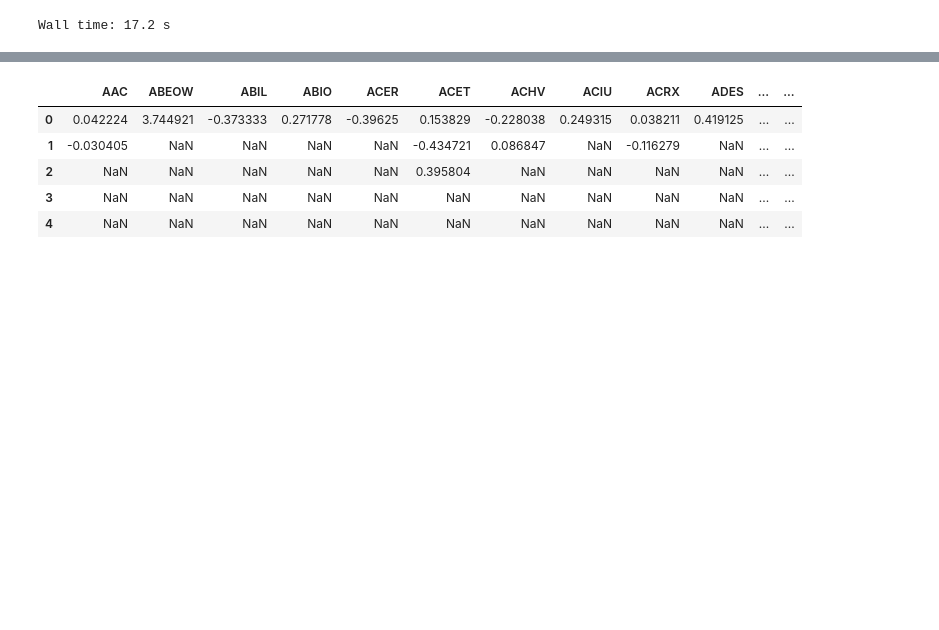
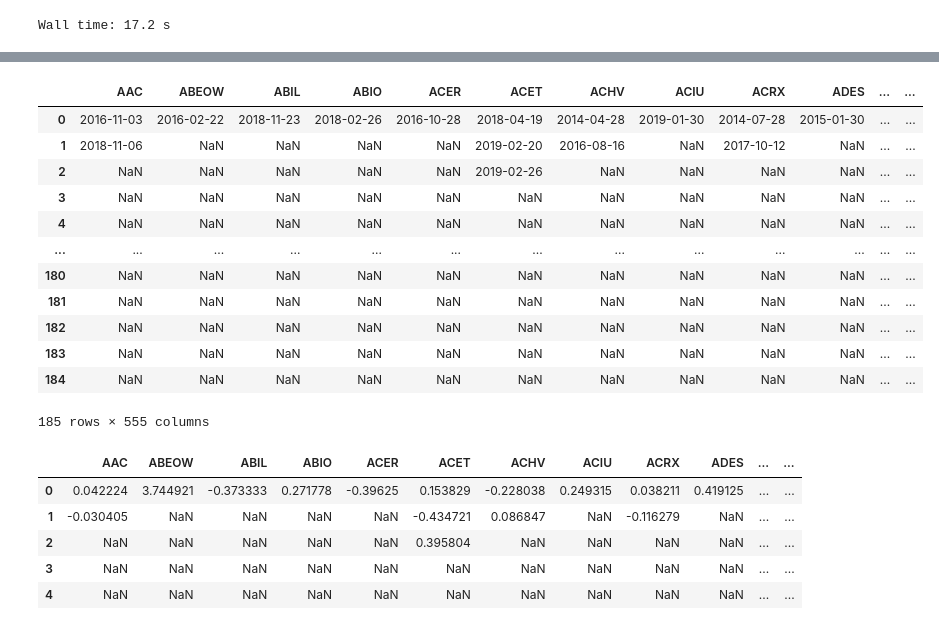
Before and after one commit to haryjagdev/Investment-Strategy, a Jupyter notebook: Buy low sell high.ipynb, the cells around one changed output, grey strips where cells are left out. Cells and saved outputs as stored; diff of their text form; code cells hidden in the pictures; blank space fills up the shorter version.

```diff
--- a/Buy low sell high.ipynb
+++ b/Buy low sell high.ipynb
@@ -164,3 +173,19 @@ Wall time: 17.2 s
+# %%
+dates_below_target
+# %% [output]
+|  | AAC | ABEOW | ABIL | ABIO | ACER | ACET | ACHV | ACIU | ACRX | ADES | ... | ... |
+| 0 | 2016-11-03 | 2016-02-22 | 2018-11-23 | 2018-02-26 | 2016-10-28 | 2018-04-19 | 2014-04-28 | 2019-01-30 | 2014-07-28 | 2015-01-30 | ... | ... |
+| 1 | 2018-11-06 | NaN | NaN | NaN | NaN | 2019-02-20 | 2016-08-16 | NaN | 2017-10-12 | NaN | ... | ... |
+| 2 | NaN | NaN | NaN | NaN | NaN | 2019-02-26 | NaN | NaN | NaN | NaN | ... | ... |
+| 3 | NaN | NaN | NaN | NaN | NaN | NaN | NaN | NaN | NaN | NaN | ... | ... |
+| 4 | NaN | NaN | NaN | NaN | NaN | NaN | NaN | NaN | NaN | NaN | ... | ... |
+| ... | ... | ... | ... | ... | ... | ... | ... | ... | ... | ... | ... | ... |
+| 180 | NaN | NaN | NaN | NaN | NaN | NaN | NaN | NaN | NaN | NaN | ... | ... |
+| 181 | NaN | NaN | NaN | NaN | NaN | NaN | NaN | NaN | NaN | NaN | ... | ... |
+| 182 | NaN | NaN | NaN | NaN | NaN | NaN | NaN | NaN | NaN | NaN | ... | ... |
+| 183 | NaN | NaN | NaN | NaN | NaN | NaN | NaN | NaN | NaN | NaN | ... | ... |
+| 184 | NaN | NaN | NaN | NaN | NaN | NaN | NaN | NaN | NaN | NaN | ... | ... |
+185 rows × 555 columns
 # %%
 r.head()
 # %% [output]
```
Also changed, not shown: parts of 9 cells of this notebook, 2 other files.
